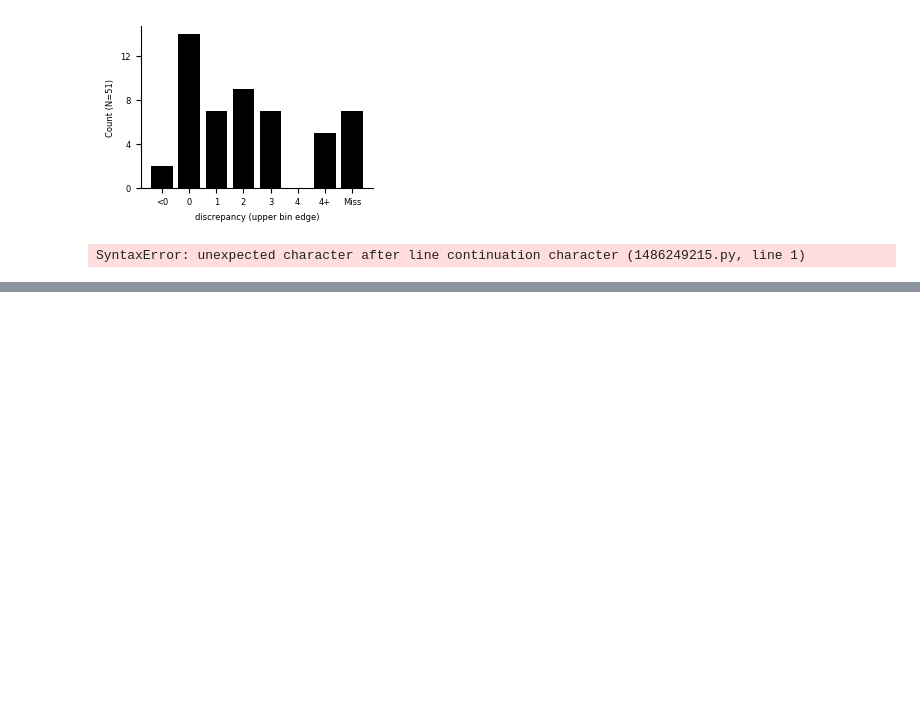
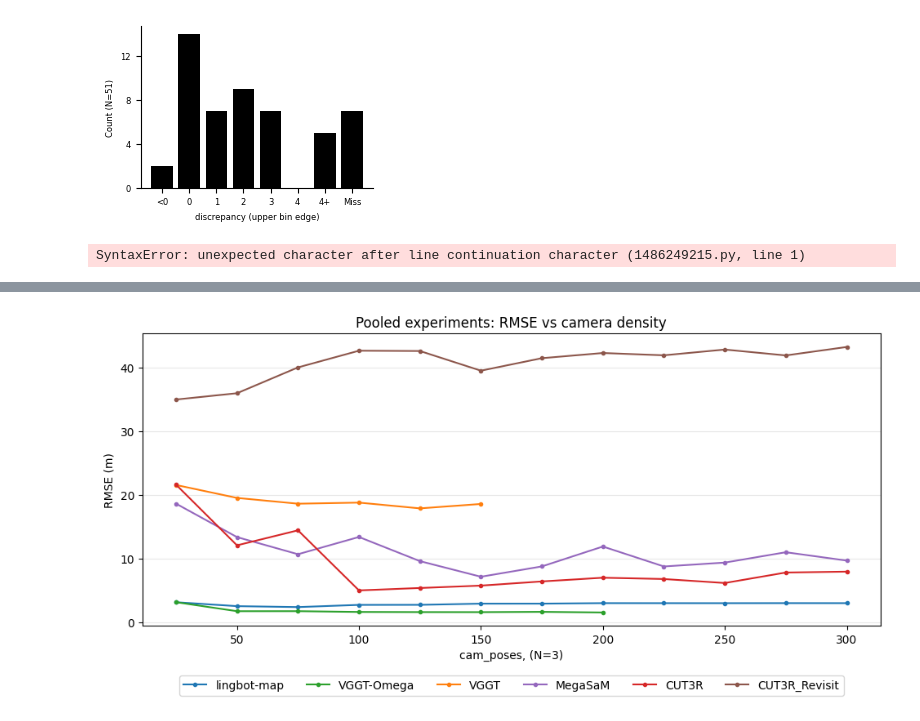
Before and after one commit to SenorBarker/Project, a Jupyter notebook: src/Experiments/Figures.ipynb, the cells around one changed output, grey strips where cells are left out. Cells and saved outputs as stored; diff of their text form; code cells hidden in the pictures; blank space fills up the shorter version.

```diff
--- a/src/Experiments/Figures.ipynb
+++ b/src/Experiments/Figures.ipynb
@@ -45,3 +45,18 @@ None & 5 & 12& 13& 12& 10& 10& 13& 10& 7 & 12& 13& 11& 11.2 & 224\% & -- & --
 \end{table}
 # %% [output]
 SyntaxError: unexpected character after line continuation character (1486249215.py, line 1)
+# %%
+from pathlib import Path
+
+import pandas as pd
+
+project_root = Path.cwd().resolve().parents[1]  # src/Experiments -> project root
+
+files = [
+    project_root / "Data/07_Tropea_cafe/080_Experiments/100m_gps_v3/100m_gps_v3_results.csv",
+    project_root / "Data/01_walk/080_Experiments/sweep_inferity/sweep_inferity_results.csv",
+    project_root / "Data/01_walk/080_Experiments/sweeps_short_inferity/sweeps_short_inferity_results.csv",
+]
+
+df = pd.concat([pd.read_csv(f) for f in files], ignore_index=True)
+df
@@ -47,0 +77,54 @@ SyntaxError: unexpected character after line continuation character (1486249215.
+# %%
+out_dir = project_root/"Data"/"FIGS"
+# %%
+import numpy as np
+import pandas as pd
+import matplotlib.pyplot as plt
+
+runs = [
+    ("07_Tropea_cafe", "100m_gps_v3"),
+    ("01_walk", "sweep_inferity"),
+    ("01_walk", "sweeps_short_inferity"),
+]
+
+dfs = []
+for case, exp in runs:
+    set_case(case)
+    results_path = case_dir() / "080_Experiments" / exp / f"{exp}_results.csv"
+    edf = pd.read_csv(results_path)
+    dfs.append(edf)
+df = pd.concat(dfs, ignore_index=True)
+
+pooled = df.groupby(["technique", "cam_poses"], as_index=False)[["rmse", "mean dist"]].mean()
+
+TECHNIQUE_ORDER = ["lingbot-map", "VGGT-Omega", "VGGT", "MegaSaM", "CUT3R", "CUT3R_Revisit"]
+#TECHNIQUE_ORDER = ["lingbot-map", "VGGT-Omega"]
+tab10 = plt.cm.tab10.colors
+COLOR_MAP = {
+    "lingbot-map": tab10[0],
+    "VGGT":        tab10[1],
+    "VGGT-Omega":  tab10[2],
+    "CUT3R":       tab10[3],
+    "MegaSaM":     tab10[4],
+    "CUT3R_Revisit": tab10[5],
+}
+
+techniques = [t for t in TECHNIQUE_ORDER if t in pooled["technique"].unique()]
+
+fig, ax = plt.subplots(figsize=(10, 5))
+for technique in techniques:
+    sub = pooled[pooled["technique"] == technique].sort_values("cam_poses")
+    ax.plot(sub["cam_poses"], sub["rmse"], marker="o", markersize=3, label=technique, color=COLOR_MAP.get(technique))
+
+
+
+ax.set_xlabel("cam_poses, (N=3)")
+ax.set_ylabel("RMSE (m)")
+ax.set_title("Pooled experiments: RMSE vs camera density")
+ax.legend(loc="upper center", bbox_to_anchor=(0.5, -0.15), ncol=len(techniques))
+
+ax.grid(axis="y", alpha=0.3)
+fig.tight_layout()
+fig.savefig(out_dir / "pooled_RMSE_no stdev_vggt0_vs_ling.pdf", format="pdf", bbox_inches="tight")
+# %% [output]
+[figure, added]
```
Also changed, not shown: parts of 4 cells of this notebook, 20 other files.
